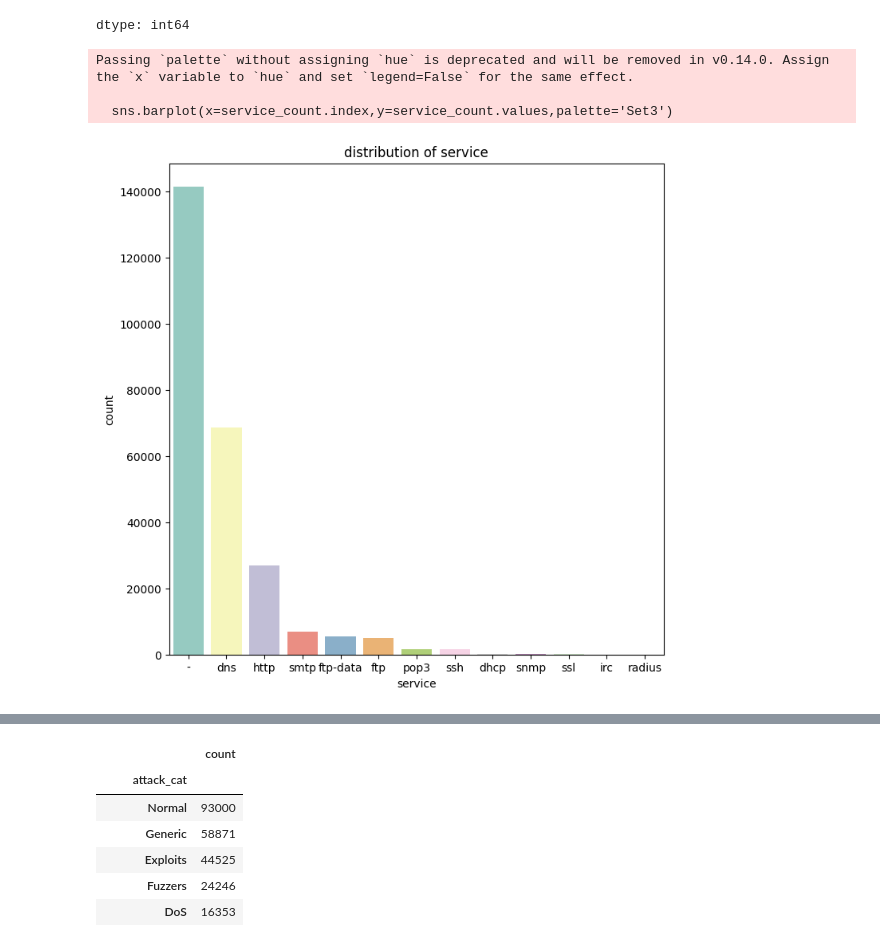
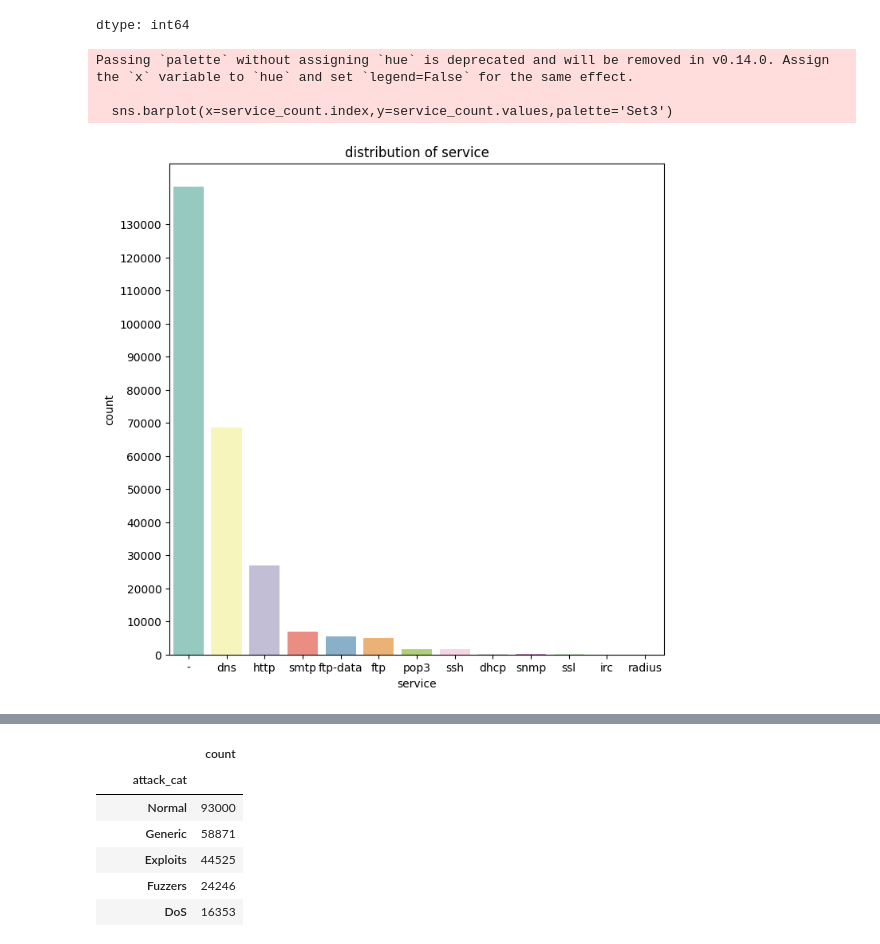
Before and after one commit to OluEgwudike/COMPARATIVE-ANALYSIS-OF-SUPERVISED-AND-ENSEMBLE-MODEL-FOR-DETECTING-MALICIOUS-ACTIVITIES, a Jupyter notebook: malicious_detection.ipynb, the cells around one changed output, grey strips where cells are left out. Drawn from its saved outputs; the diff is of its cells as text; code cells hidden in the pictures.

```diff
--- a/malicious_detection.ipynb
+++ b/malicious_detection.ipynb
@@ -175,13 +175,14 @@ dtype: int64
 # %%
 ## plotting a bar chart
 fig = plt.figure(figsize=(8,8))
 sns.barplot(x=service_count.index,y=service_count.values,palette='Set3')
 plt.title('distribution of service')
 plt.xlabel('service')
 plt.ylabel('count')
+plt.yticks(range(0,140000,10000))
 plt.show()
 # %% [output]
 Passing `palette` without assigning `hue` is deprecated and will be removed in v0.14.0. Assign the `x` variable to `hue` and set `legend=False` for the same effect.
 
   sns.barplot(x=service_count.index,y=service_count.values,palette='Set3')
-[figure, old version]
+[figure, new version]
```
Also changed, not shown: parts of 19 cells of this notebook.
